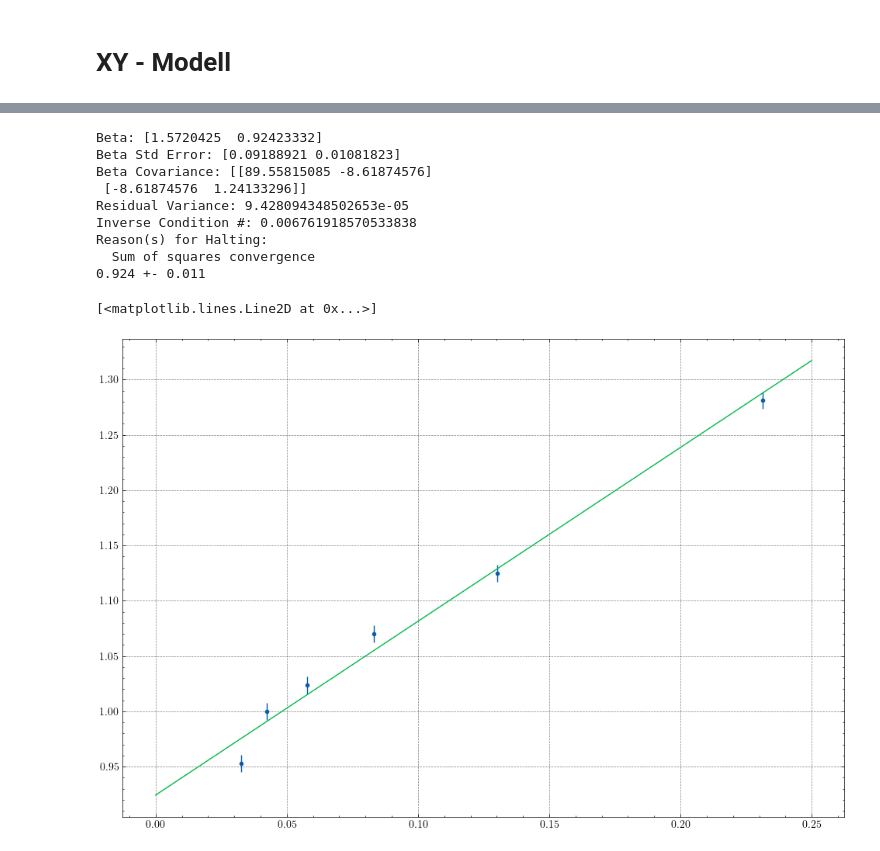
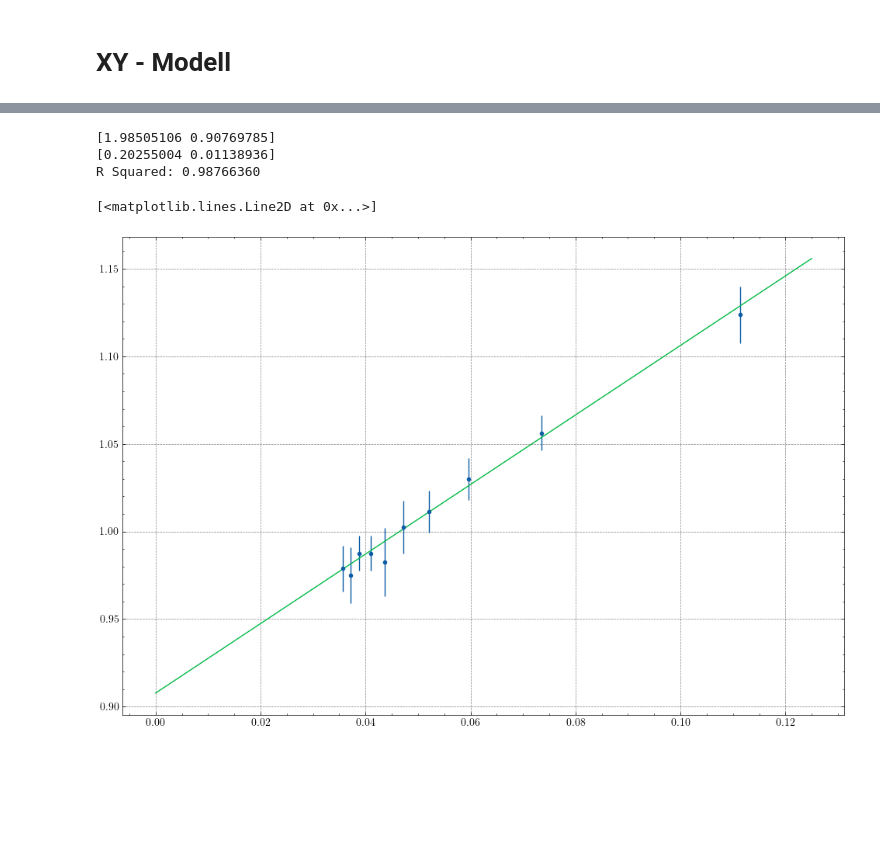
Before and after one commit to lennartvrg/XY-Model, a Jupyter notebook: Notebook.ipynb, the cells around one changed output, grey strips where cells are left out. Cells and saved outputs as stored; diff of their text form; code cells hidden in the pictures; blank space fills up the shorter version.

```diff
--- a/Notebook.ipynb
+++ b/Notebook.ipynb
@@ -46,31 +47,30 @@ fig.savefig('Energy.pdf', bbox_inches='tight')
-# %%
-sizes = np.array(sizes)
-maximas = np.array(maximas)
-delta_maximas = np.array(delta_maximas)
-
-def linear(b: List[float], x: float) -> float:
-    return b[0] * x + b[1]
-
-model = Model(linear)
-data = RealData(1.0 / np.log(sizes)**2, maximas, sy=delta_maximas)
-output = ODR(data, model, beta0=[0, 0.89]).run()
-output.pprint()
-print(f'{output.beta[1]:.3f} +- {output.sd_beta[1]:.3f}')
-
-fig, ax = plt.subplots()
-ax.errorbar(1.0 / np.log(sizes)**2, maximas, yerr=delta_maximas)
-
-sampling = np.linspace(0, 0.25, num=100)
-ax.plot(sampling, linear(output.beta, sampling), '-')
-# %% [output]
-Beta: [1.5720425  0.92423332]
-Beta Std Error: [0.09188921 0.01081823]
-Beta Covariance: [[89.55815085 -8.61874576]
- [-8.61874576  1.24133296]]
-Residual Variance: 9.428094348502653e-05
-Inverse Condition #: 0.006761918570533838
-Reason(s) for Halting:
-  Sum of squares convergence
-0.924 +- 0.011
-[<matplotlib.lines.Line2D at 0x...>]
-[figure, removed]
+# %%
+sizes = np.array(sizes)
+maximas = np.array(maximas)
+delta_maximas = np.array(delta_maximas)
+
+fig, ax = plt.subplots()
+ax.errorbar(sizes, maximas, yerr=delta_maximas)
+
+def linear_fn(x: float, slope: float, intercept: float) -> float:
+    return slope * x + intercept
+
+popt, pcov = curve_fit(linear_fn, sizes, maximas, sigma=delta_maximas, absolute_sigma=True)
+perr = np.sqrt(np.diag(pcov))
+print(popt)
+print(perr)
+
+residuals = maximas - linear_fn(sizes, *popt)
+ss_res = np.sum(residuals**2)
+ss_tot = np.sum((maximas - np.mean(maximas))**2)
+r_squared = 1 - (ss_res / ss_tot)
+print(f'R Squared: {r_squared:.8f}')
+
+sampling = np.linspace(0, 0.125, num=100)
+ax.plot(sampling, linear_fn(sampling, *popt), '-')
+# %% [output]
+[1.98505106 0.90769785]
+[0.20255004 0.01138936]
+R Squared: 0.98766360
+[<matplotlib.lines.Line2D at 0x...>]
+[figure, added]
```
Also changed, not shown: parts of 2 cells of this notebook, 15 other files.
